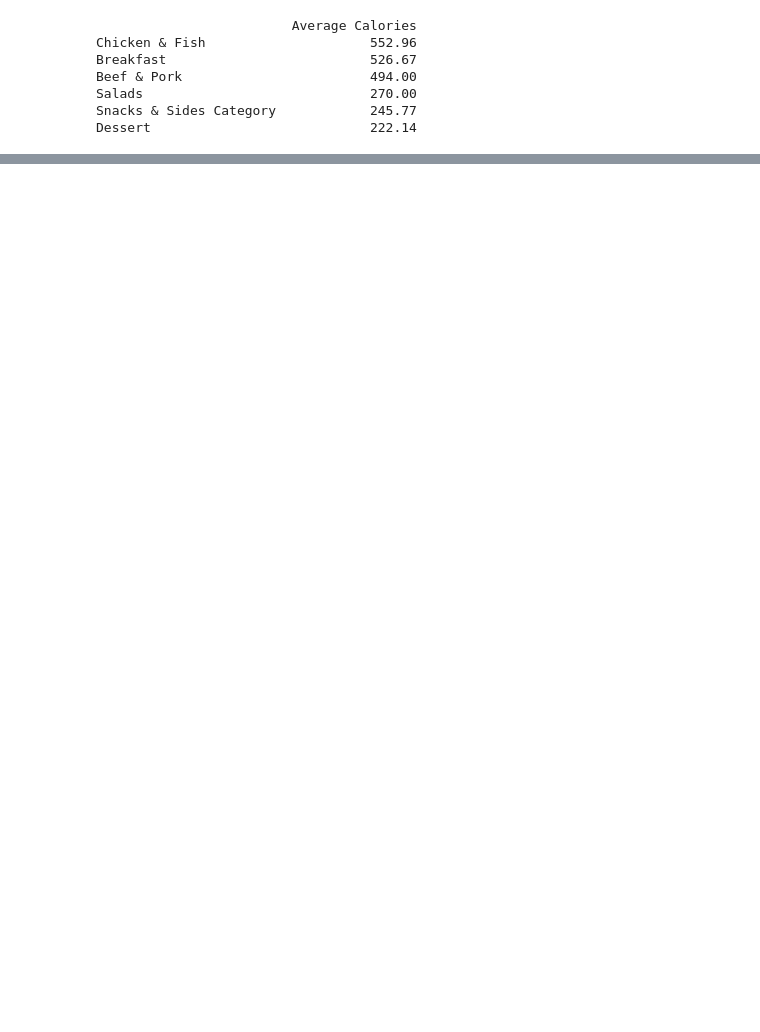
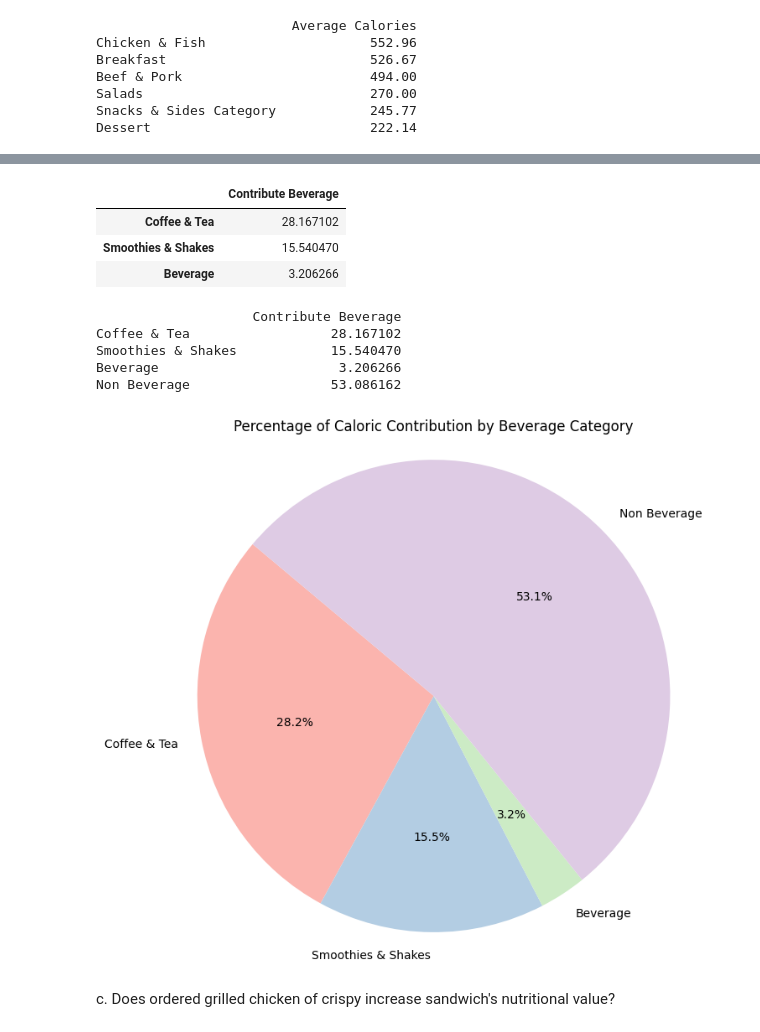
Before and after one commit to luthfi2603/Tubes-DWBI-Kelompok-2, a Jupyter notebook: Challange1/test.ipynb, the cells around one changed output, grey strips where cells are left out. Saved outputs shown, nothing was run; the diff lists cells and outputs as text; code cells hidden in the pictures; blank space fills up the shorter version.

```diff
--- a/Challange1/test.ipynb
+++ b/Challange1/test.ipynb
@@ -135,0 +130,52 @@ plt.show()
+# %%
+# Visualisasi untuk Contribute Calories dengan Kategori Smoothies & Shakes
+
+cat_smoothshak = beverage_categories.loc[beverage_categories.Category == 'Smoothies & Shakes']
+cat_bvg = beverage_categories.loc[beverage_categories.Category == 'Beverages']
+cat_cofftea = beverage_categories.loc[beverage_categories.Category == 'Coffee & Tea']
+
+bvrg = [cat_smoothshak['Contribute Calories(%)'].sum(axis=0), cat_bvg['Contribute Calories(%)'].sum(axis=0),
+               cat_cofftea['Contribute Calories(%)'].sum(axis=0)]
+
+index_contri = ['Smoothies & Shakes', 'Beverage', 'Coffee & Tea']
+
+contri_bvrg = pd.DataFrame({'Contribute Beverage': bvrg}, index=index_contri).sort_values(by='Contribute Beverage', ascending=False)
+
+contri_bvrg
+# %% [output]
+|  | Contribute Beverage |
+| Coffee & Tea | 28.167102 |
+| Smoothies & Shakes | 15.540470 |
+| Beverage | 3.206266 |
+# %%
+# Menghitung Contribute Calories dari Non Beverage
+
+sum_non_beverage = (breakfast['Calories'].sum(axis=0) + beef_pork['Calories'].sum(axis=0) + chicken_fish['Calories'].sum(axis=0) +
+                    salad['Calories'].sum(axis=0) + snack_sides['Calories'].sum(axis=0) + dessert['Calories'].sum(axis=0))
+
+contri_non_bvrg = (sum_non_beverage / data['Calories'].sum()) * 100
+
+contri_bvrg.loc['Non Beverage'] = contri_non_bvrg
+
+print(contri_bvrg)
+# %% [output]
+                    Contribute Beverage
+Coffee & Tea                  28.167102
+Smoothies & Shakes            15.540470
+Beverage                       3.206266
+Non Beverage                  53.086162
+# %%
+plt.figure(figsize=(8, 8))
+plt.pie(contri_bvrg['Contribute Beverage'],
+        labels=contri_bvrg.index,
+        autopct='%1.1f%%',
+        startangle=140,
+        colors=plt.cm.Pastel1.colors)
+
+plt.title('Percentage of Caloric Contribution by Beverage Category')
+plt.axis('equal')  # Membuat pie chart berbentuk lingkaran sempurna
+plt.show()
+# %% [output]
+[figure, added]
+# %% [markdown]
+c. Does ordered grilled chicken of crispy increase sandwich's nutritional value?
```
Also changed, not shown: parts of 16 cells of this notebook.
